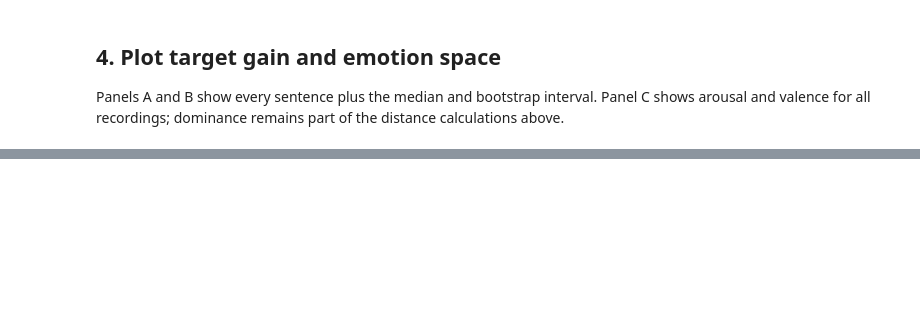
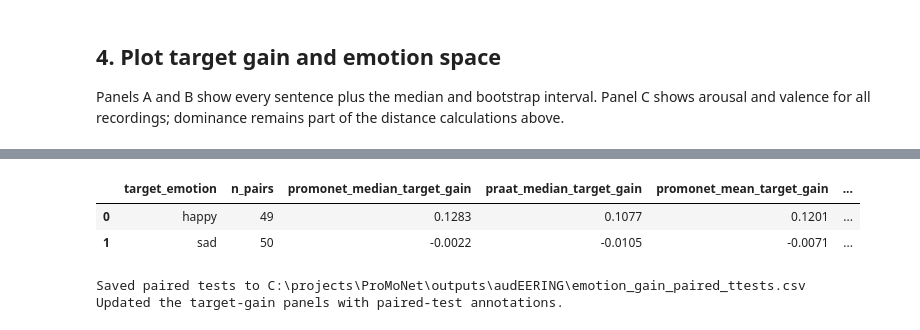
Before and after one commit to JunZhangCI/promonet-vowel-emotion-editing, a Jupyter notebook: analysis/audeering_emotion_analysis.ipynb, the cells around one changed output, grey strips where cells are left out. Cells and saved outputs as stored; diff of their text form; code cells hidden in the pictures; blank space fills up the shorter version.

```diff
--- a/analysis/audeering_emotion_analysis.ipynb
+++ b/analysis/audeering_emotion_analysis.ipynb
@@ -460,0 +481,69 @@ display(saved_summary)
+# %%
+from scipy.stats import ttest_rel
+
+TTEST_PATH = OUTPUT_DIR / "emotion_gain_paired_ttests.csv"
+paired = per_item.pivot(
+    index=["speaker_id", "sentence_id", "target_emotion"],
+    columns="system",
+    values="target_gain",
+).reset_index()
+if paired[["promonet", "praat"]].isna().any().any():
+    raise ValueError("Every paired t-test row must contain both pipeline gains")
+
+ttest_rows = []
+for target_code, target_label, expected_n in [("hap", "happy", 49), ("sad", "sad", 50)]:
+    group = paired[paired["target_emotion"].eq(target_code)].copy()
+    if len(group) != expected_n:
+        raise AssertionError(
+            f"Expected {expected_n} {target_label} pairs; found {len(group)}"
+        )
+    statistic, p_value = ttest_rel(
+        group["promonet"], group["praat"], alternative="two-sided"
+    )
+    differences = group["promonet"] - group["praat"]
+    ttest_rows.append(
+        {
+            "target_emotion": target_label,
+            "n_pairs": expected_n,
+            "promonet_median_target_gain": float(group["promonet"].median()),
+            "praat_median_target_gain": float(group["praat"].median()),
+            "promonet_mean_target_gain": float(group["promonet"].mean()),
+            "praat_mean_target_gain": float(group["praat"].mean()),
+            "paired_mean_difference_promonet_minus_praat": float(differences.mean()),
+            "t_statistic": float(statistic),
+            "degrees_of_freedom": expected_n - 1,
+            "p_value_two_sided": float(p_value),
+        }
+    )
+
+ttest_results = pd.DataFrame(ttest_rows)
+write_csv_atomic(ttest_results, TTEST_PATH)
+display(ttest_results.style.format({
+    "promonet_median_target_gain": "{:.4f}",
+    "praat_median_target_gain": "{:.4f}",
+    "promonet_mean_target_gain": "{:.4f}",
+    "praat_mean_target_gain": "{:.4f}",
+    "paired_mean_difference_promonet_minus_praat": "{:.4f}",
+    "t_statistic": "{:.3f}",
+    "p_value_two_sided": "{:.4f}",
+}))
+
+for axis, emotion in zip(axes[:2], ["happy", "sad"]):
+    row = ttest_results[ttest_results["target_emotion"].eq(emotion)].iloc[0]
+    axis.text(
+        0.5, 0.98,
+        f"Paired t({int(row['degrees_of_freedom'])}) = {row['t_statistic']:.2f}, "
+        f"p = {row['p_value_two_sided']:.3f}",
+        transform=axis.transAxes, ha="center", va="top", fontsize=9,
+        bbox={"boxstyle": "round,pad=0.28", "facecolor": "white", "alpha": 0.9, "edgecolor": "#cccccc"},
+    )
+fig.savefig(FIGURE_PNG_PATH, dpi=300, bbox_inches="tight", facecolor="white")
+fig.savefig(FIGURE_PDF_PATH, bbox_inches="tight", facecolor="white")
+print(f"Saved paired tests to {TTEST_PATH}")
+print("Updated the target-gain panels with paired-test annotations.")
+# %% [output]
+|  | target_emotion | n_pairs | promonet_median_target_gain | praat_median_target_gain | promonet_mean_target_gain | ... |
+| 0 | happy | 49 | 0.1283 | 0.1077 | 0.1201 | ... |
+| 1 | sad | 50 | -0.0022 | -0.0105 | -0.0071 | ... |
+Saved paired tests to C:\projects\ProMoNet\outputs\audEERING\emotion_gain_paired_ttests.csv
+Updated the target-gain panels with paired-test annotations.
```
Also changed, not shown: parts of 12 cells of this notebook, 26 other files.
